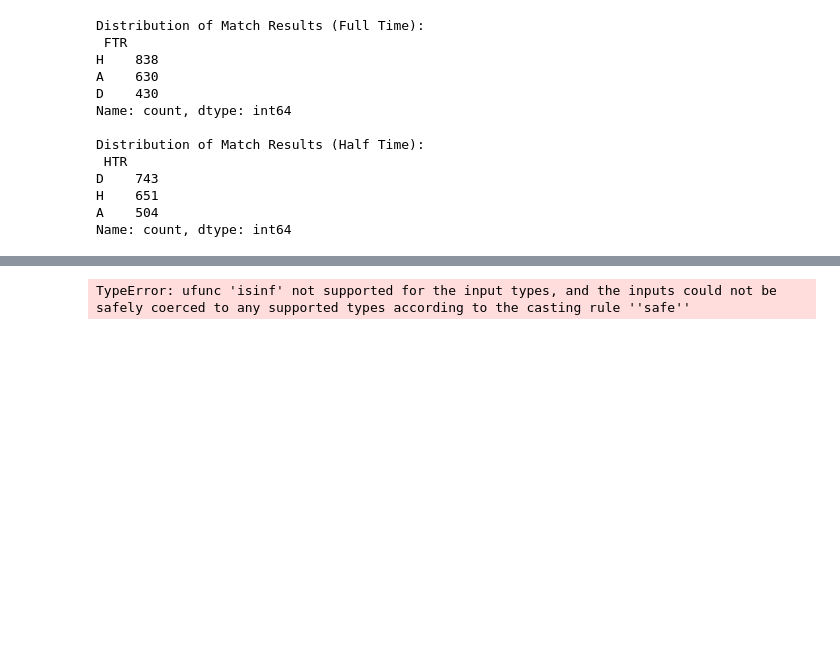
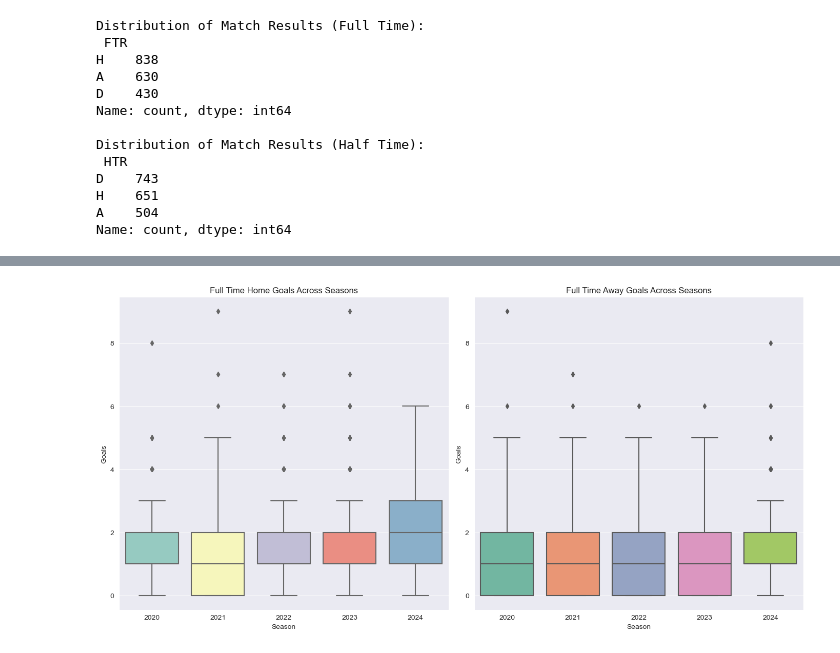
Before and after one commit to jforeroluque/Premier_League_Data_Analysis, a Jupyter notebook: DSM020_Premier_League_EA.ipynb, the cells around one changed output, grey strips where cells are left out. Drawn from its saved outputs; the diff is of its cells as text; code cells hidden in the pictures; blank space fills up the shorter version.

```diff
--- a/DSM020_Premier_League_EA.ipynb
+++ b/DSM020_Premier_League_EA.ipynb
@@ -334,22 +418,24 @@ Name: FTAG, dtype: float64
-# %%
-# Define numerical columns
-numerical_columns = ['FTHG', 'FTAG', 'HTHG', 'HTAG', 'HS', 'AS', 'HST', 'AST', 'HF', 'AF', 'HC', 'AC',
-                     'HY', 'AY', 'HR', 'AR', 'B365H', 'B365D', 'B365A', 'BWH', 'BWD', 'BWA', 'PSH', 'PSD',
-                     'PSA', 'WHH',  'VCD', 'VCA', 'MaxH', 'MaxD', 'MaxA', 'AvgH',
-                     'AvgD', 'AvgA']
-
-categorical_columns = ['Div', 'HomeTeam', 'AwayTeam', 'FTR', 'HTR', 'Referee']
-
-# Convert numerical columns to numeric, forcing errors to NaN
-for col in numerical_columns:
-    filtered_df[col] = pd.to_numeric(filtered_df[col], errors='coerce')
-
-# Identify columns with infinite values
-infinite_columns = filtered_df.columns.to_series()[np.isinf(filtered_df.to_numpy()).any()]
-print("Columns with infinite values:\n", infinite_columns)
-
-# Display rows with infinite values
-infinite_rows = filtered_df[np.isinf(filtered_df.to_numpy()).any(axis=1)]
-print("\nRows with infinite values:\n", infinite_rows)
-# %% [output]
-TypeError: ufunc 'isinf' not supported for the input types, and the inputs could not be safely coerced to any supported types according to the casting rule ''safe''
+# %%
+# Extract the season from the date
+filtered_df['Season'] = filtered_df['Date'].dt.year + (filtered_df['Date'].dt.month >= 8).astype(int)
+
+plt.figure(figsize=(14, 7))
+
+# Boxplot for Home Goals
+plt.subplot(1, 2, 1)
+sns.boxplot(x='Season', y='FTHG', data=filtered_df, palette='Set3')
+plt.title('Full Time Home Goals Across Seasons')
+plt.xlabel('Season')
+plt.ylabel('Goals')
+
+# Boxplot for Away Goals
+plt.subplot(1, 2, 2)
+sns.boxplot(x='Season', y='FTAG', data=filtered_df, palette='Set2')
+plt.title('Full Time Away Goals Across Seasons')
+plt.xlabel('Season')
+plt.ylabel('Goals')
+
+plt.tight_layout()
+plt.show()
+# %% [output]
+[figure, added]
```
Also changed, not shown: parts of 46 cells of this notebook.
